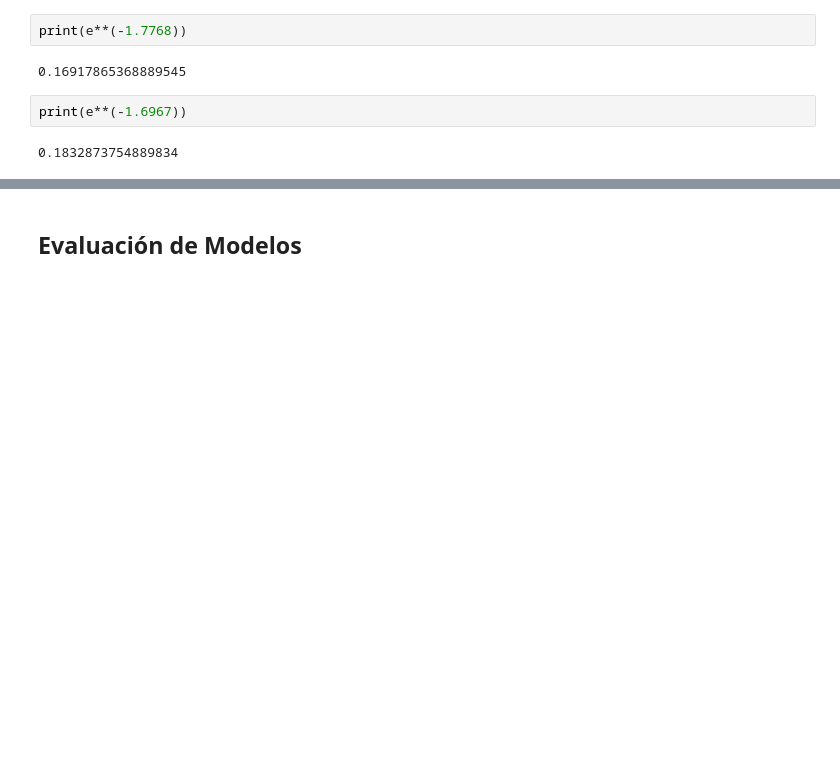
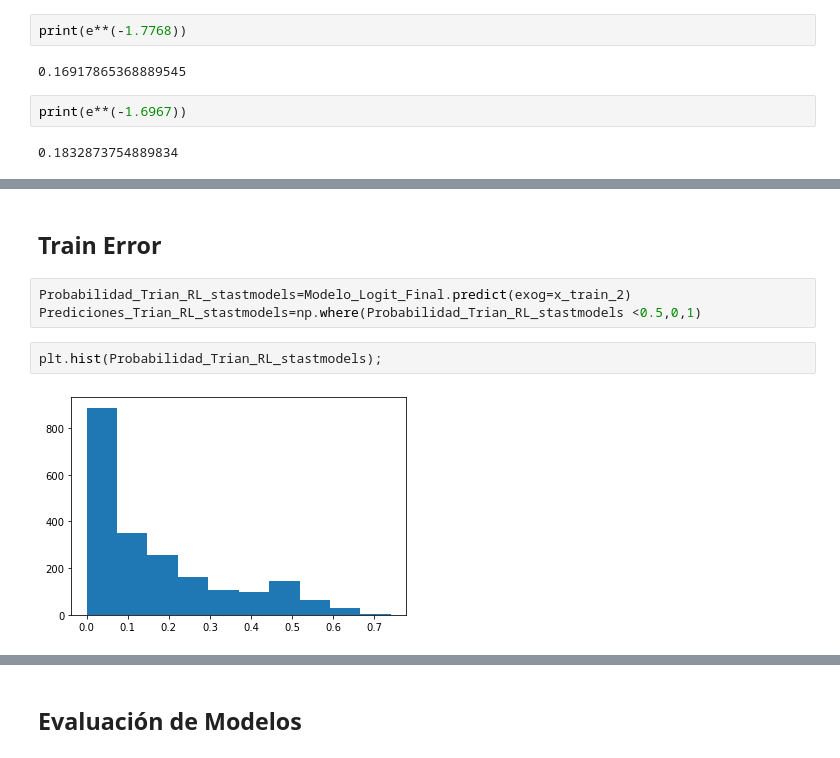
Before and after one commit to Oscar19922017/ProyectoPropensionCompra, a Jupyter notebook: Modelos.ipynb, the cells around one changed output, grey strips where cells are left out. Saved outputs shown, nothing was run; the diff lists cells and outputs as text; blank space fills up the shorter version.

```diff
--- a/Modelos.ipynb
+++ b/Modelos.ipynb
@@ -576,0 +612,9 @@ print(e**(-1.6967))
+# %% [markdown]
+## **Train Error**
+# %%
+Probabilidad_Trian_RL_stastmodels=Modelo_Logit_Final.predict(exog=x_train_2)
+Prediciones_Trian_RL_stastmodels=np.where(Probabilidad_Trian_RL_stastmodels <0.5,0,1)
+# %%
+plt.hist(Probabilidad_Trian_RL_stastmodels);
+# %% [output]
+[figure, added]
```
Also changed, not shown: parts of 25 cells of this notebook.
